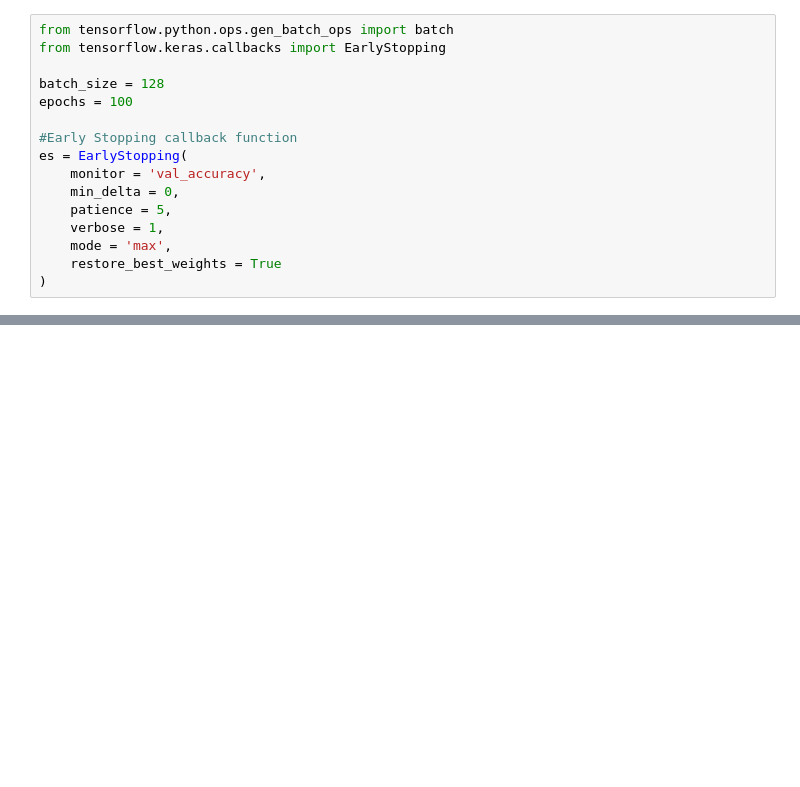
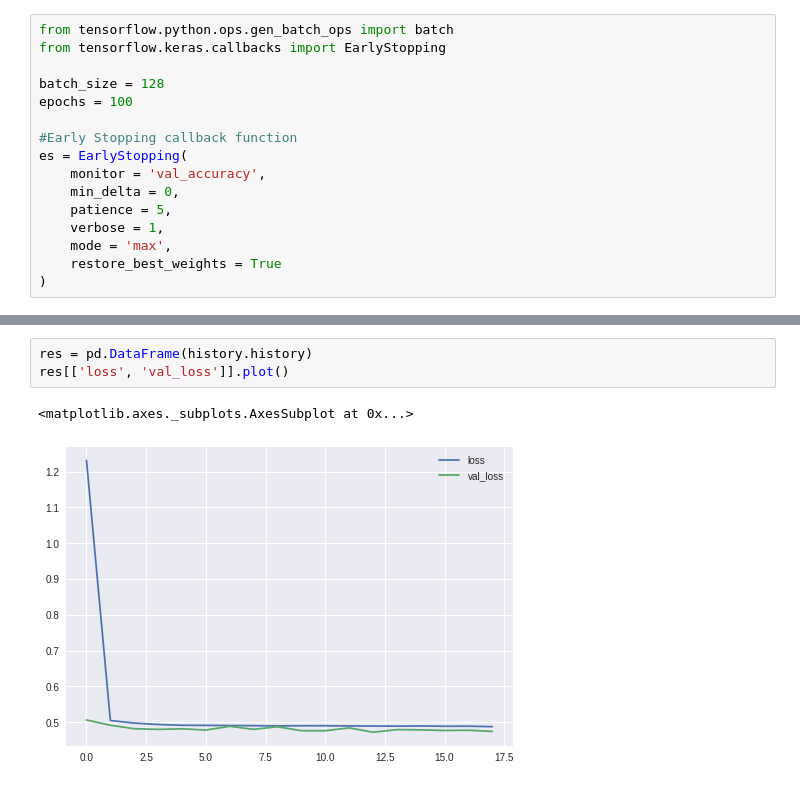
Before and after one commit to janicema0702/cityu-project, a Jupyter notebook: adam_compiler_elderly_fall_detection_(one_hot_encoding).ipynb, the cells around one changed output, grey strips where cells are left out. Cells and saved outputs as stored; diff of their text form; blank space fills up the shorter version.

```diff
--- a/adam_compiler_elderly_fall_detection_(one_hot_encoding).ipynb
+++ b/adam_compiler_elderly_fall_detection_(one_hot_encoding).ipynb
@@ -272,0 +302,6 @@ accuracy:  0.7711
+# %%
+res = pd.DataFrame(history.history)
+res[['loss', 'val_loss']].plot()
+# %% [output]
+<matplotlib.axes._subplots.AxesSubplot at 0x...>
+[figure, added]
```
Also changed, not shown: parts of 6 cells of this notebook.
